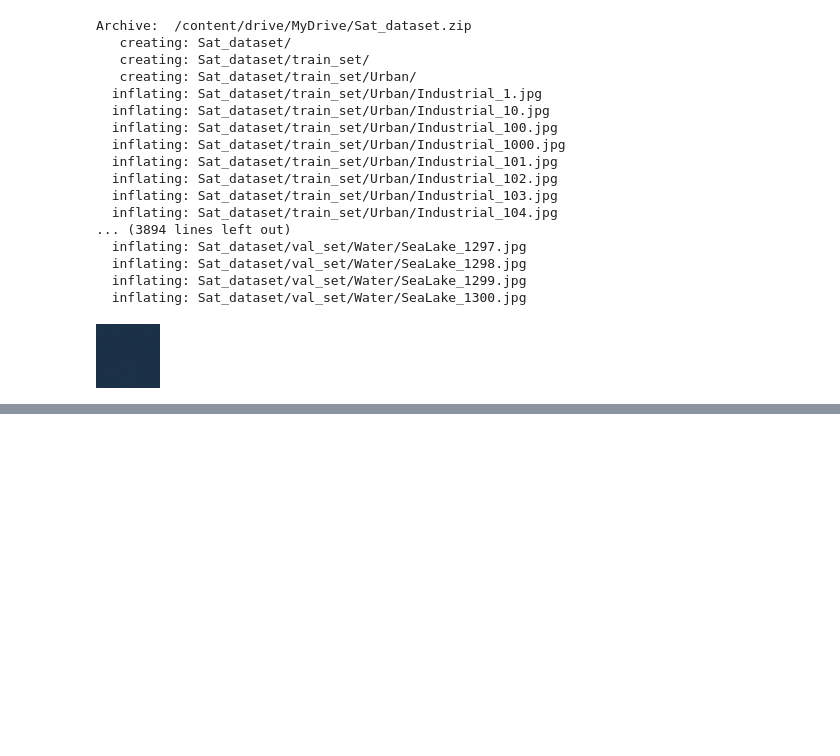
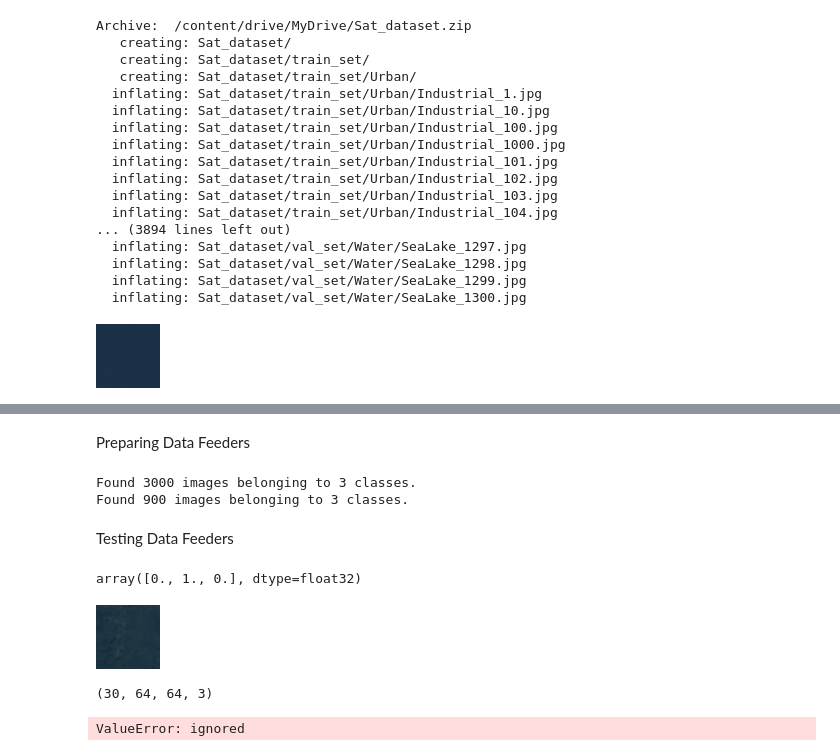
Before and after one commit to thusharabandara/Deep-Learning-based-Land-Cover-Classification-for-Satellite-Images-of-Sri-Lanka-using-ConvNets, a Jupyter notebook: python_project_Group02_ESR514.ipynb, the cells around one changed output, grey strips where cells are left out. Saved outputs shown, nothing was run; the diff lists cells and outputs as text; code cells hidden in the pictures; blank space fills up the shorter version.

```diff
--- a/python_project_Group02_ESR514.ipynb
+++ b/python_project_Group02_ESR514.ipynb
@@ -73,0 +103,7 @@ array([[[50, 78, 90],
+# %%
+train_data_dir = '/content/Sat_dataset/train_set'
+validation_data_dir = '/content/Sat_dataset/val_set'
+nb_train_samples = 3000
+nb_validation_samples = 900
+epochs = 50
+batch_size = 30
@@ -73,0 +145,52 @@ array([[[50, 78, 90],
+# %% [markdown]
+Preparing Data Feeders
+# %%
+# this is the data augmentation configuration we will use for training
+train_datagen = ImageDataGenerator(
+    rescale=1. / 255,
+    shear_range=0.2,
+    zoom_range=0.2,
+    horizontal_flip=True
+)
+# %%
+# this is the augmentation configuration we will use for testing:
+# only rescaling
+test_datagen = ImageDataGenerator(rescale=1. / 255)
+
+train_generator = train_datagen.flow_from_directory(
+    train_data_dir,
+    target_size=(img_width, img_height),
+    batch_size=batch_size,
+    class_mode='categorical'
+)
+
+validation_generator = test_datagen.flow_from_directory(
+    validation_data_dir,
+    target_size=(img_width, img_height),
+    batch_size=batch_size,
+    class_mode='categorical'
+)
+# %% [output]
+Found 3000 images belonging to 3 classes.
+Found 900 images belonging to 3 classes.
+# %% [markdown]
+Testing Data Feeders
+# %%
+datum = next(train_generator)
+image_batch, label_batch = datum
+image_batch.shape
+k = 3
+image = image_batch[k, ...]
+label = label_batch[k, ...]
+
+label
+# %% [output]
+array([0., 1., 0.], dtype=float32)
+# %%
+display(Image.fromarray((image * 255).astype(np.uint8)))
+# %% [output]
+[figure, added]
+# %%
+image_batch.shape
+# %% [output]
+(30, 64, 64, 3)
@@ -73,0 +210,13 @@ array([[[50, 78, 90],
+# %%
+# tbc = TensorBoardColab()
+model.fit(
+
+    steps_per_epoch=nb_train_samples // batch_size,
+    epochs=epochs,
+    validation_data=validation_generator,
+    validation_steps=nb_validation_samples // batch_size,
+    callbacks = [tensorboard_callback])
+
+#https://colab.research.google.com/github/tensorflow/tensorboard/blob/master/docs/graphs.ipynb#scrollTo=6B95Hb6YVgPZ
+# %% [output]
+ValueError: ignored
```
Also changed, not shown: parts of 10 cells of this notebook.
